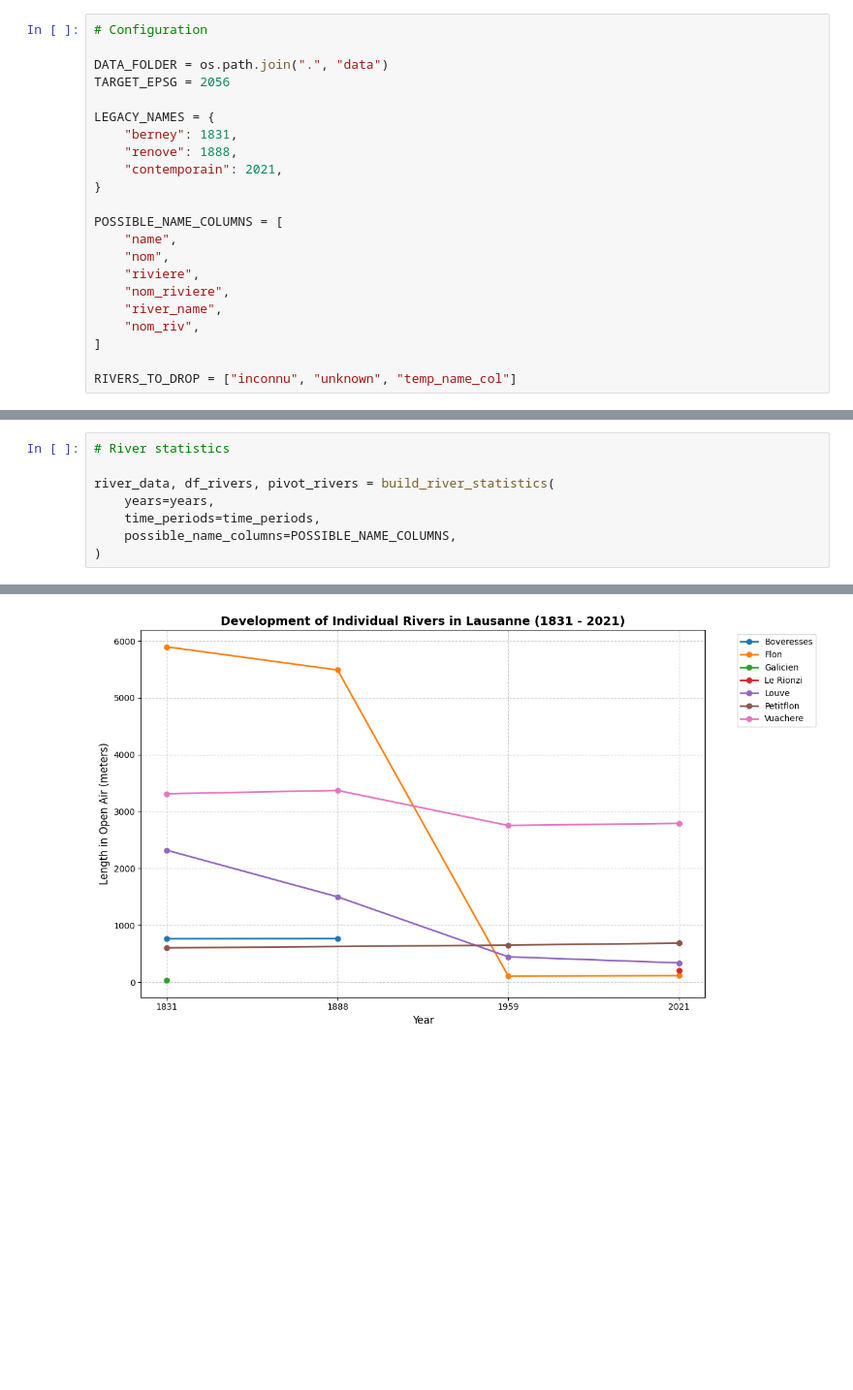
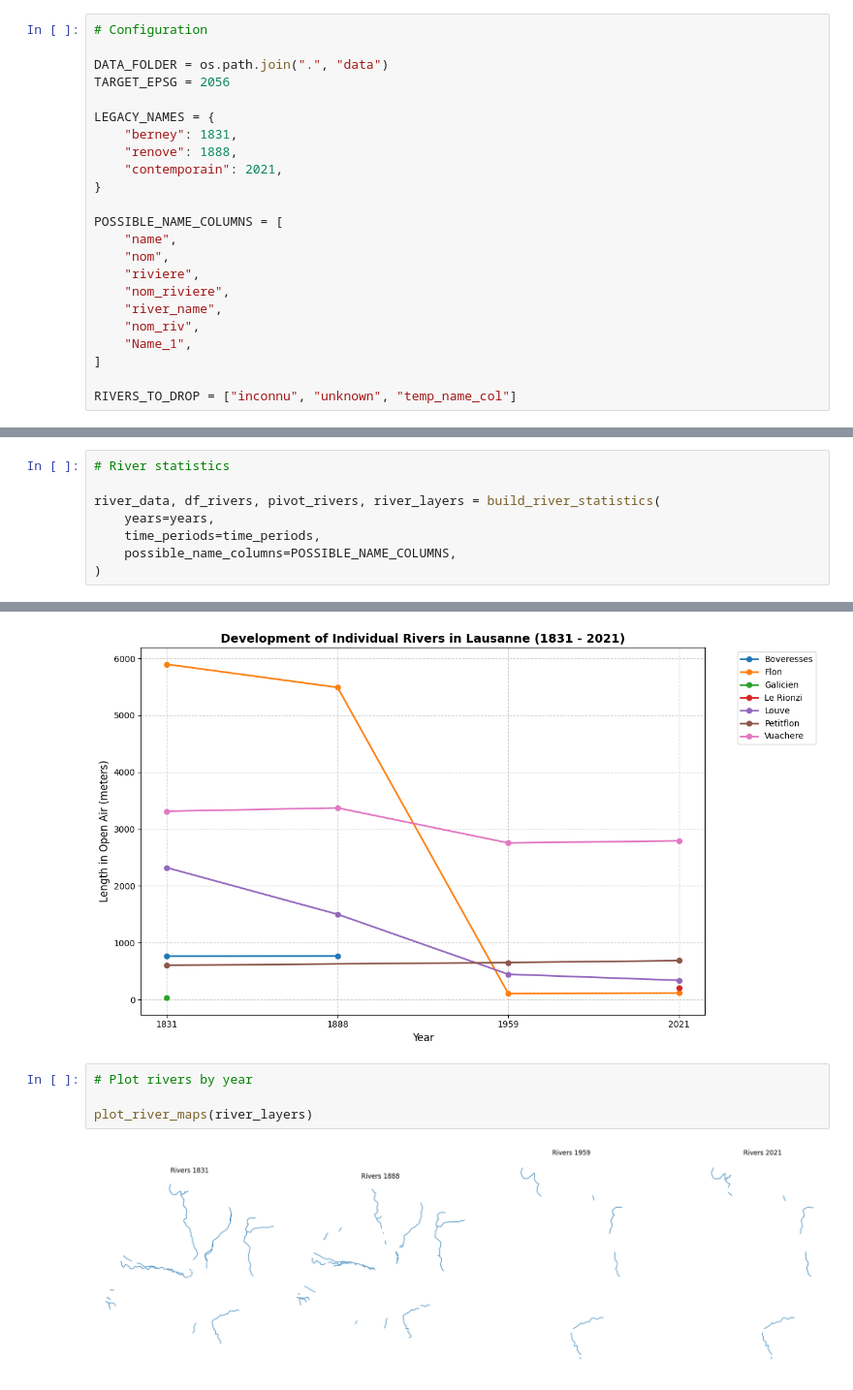
Before and after one commit to smikulas/time-machine, a Jupyter notebook: stat_analysis/stat.ipynb, the cells around one changed output, grey strips where cells are left out. Shown at 97% size. Cells and saved outputs as stored; diff of their text form; blank space fills up the shorter version.

Commit message:
inspect raw files, add river maps by year

```diff
--- a/stat_analysis/stat.ipynb
+++ b/stat_analysis/stat.ipynb
@@ -38,6 +39,7 @@ POSSIBLE_NAME_COLUMNS = [
     "nom_riviere",
     "river_name",
     "nom_riv",
+    "Name_1",
 ]
 
 RIVERS_TO_DROP = ["inconnu", "unknown", "temp_name_col"]
@@ -300,7 +399,7 @@ Chronology established: [1831, 1888, 1959, 2021]
 # %%
 # River statistics
 
-river_data, df_rivers, pivot_rivers = build_river_statistics(
+river_data, df_rivers, pivot_rivers, river_layers = build_river_statistics(
     years=years,
     time_periods=time_periods,
     possible_name_columns=POSSIBLE_NAME_COLUMNS,
@@ -368,3 +480,9 @@ plot_river_lengths(
 )
 # %% [output]
 [figure]
+# %%
+# Plot rivers by year
+
+plot_river_maps(river_layers)
+# %% [output]
+[figure, added]
```
Also changed, not shown: parts of 6 cells of this notebook.
